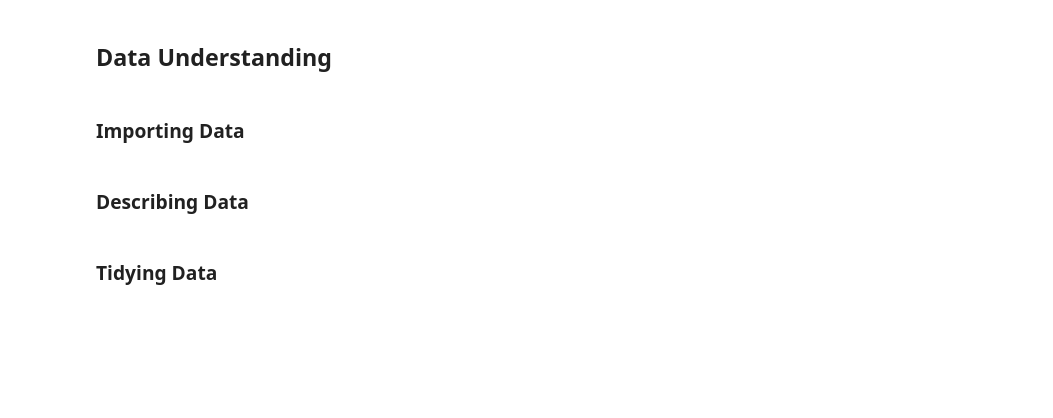
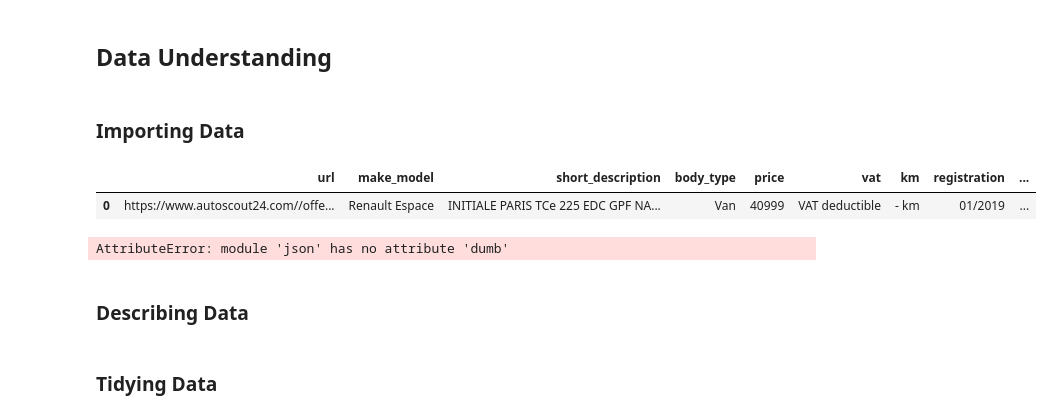
Before and after one commit to kaymal/price-prediction, a Jupyter notebook: data-understanding-preparation.ipynb, the cells around one changed output. Saved outputs shown, nothing was run; the diff lists cells and outputs as text; code cells hidden in the pictures; blank space fills up the shorter version.

```diff
--- a/data-understanding-preparation.ipynb
+++ b/data-understanding-preparation.ipynb
@@ -36,6 +36,28 @@ pd.set_option('display.max_columns', 100)
 
 # Display 20 characters max within a cell
 # pd.set_option('max_colwidth',60)
+# %%
+from pandas.io.json import json_normalize
+with open('data/autos_20190626.json','r') as file:
+    for ad in file:
+        ads_list.append(json.loads(ad))
+        #autos = pd.DataFrame(ad)
+#print(ad)
+pd.DataFrame([json.loads(ad)])
+# %% [output]
+|  | url | make_model | short_description | body_type | price | vat | km | registration | ... |
+| 0 | https://www.autoscout24.com//offe... | Renault Espace | INITIALE PARIS TCe 225 EDC GPF NA... | Van | 40999 | VAT deductible | - km | 01/2019 | ... |
+# %%
+ads_list = []
+with open('data/autos_20190626.json','r') as file:
+    for ad in file:
+        ads_list.append(json.loads(ad))
+        #autos = pd.DataFrame(ad)
+#print(ad)
+autos = pd.read_json(json.dumb(ad))
+autos
+# %% [output]
+AttributeError: module 'json' has no attribute 'dumb'
 # %%
 ads_list = []
 with open('data/autos_20190626.json','r') as file:
```
